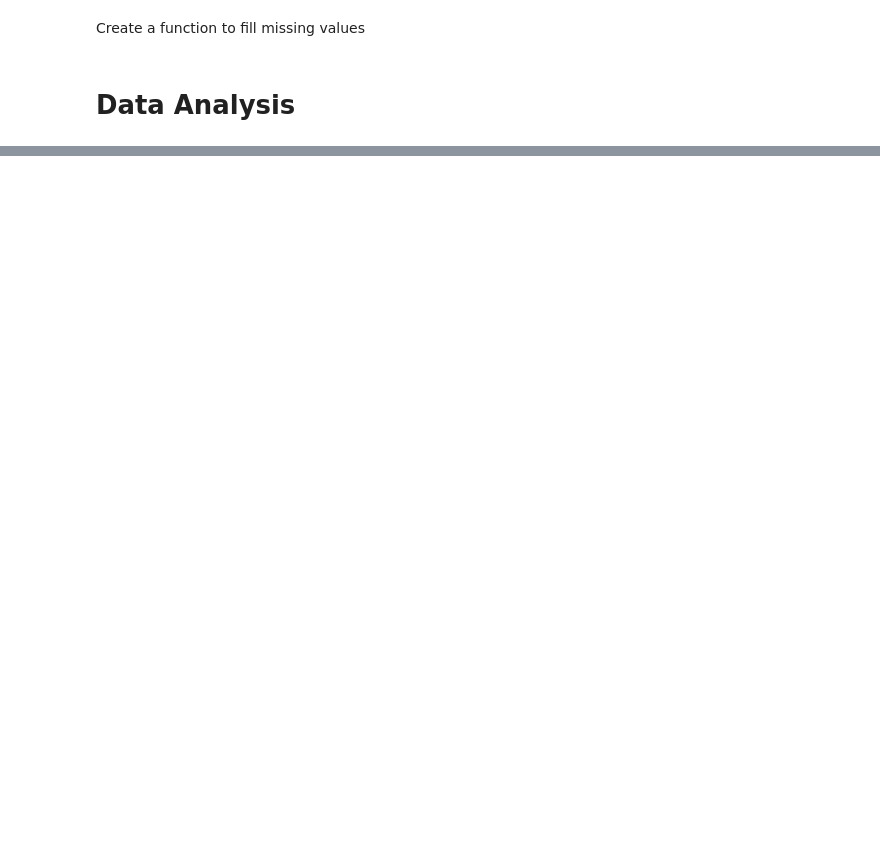
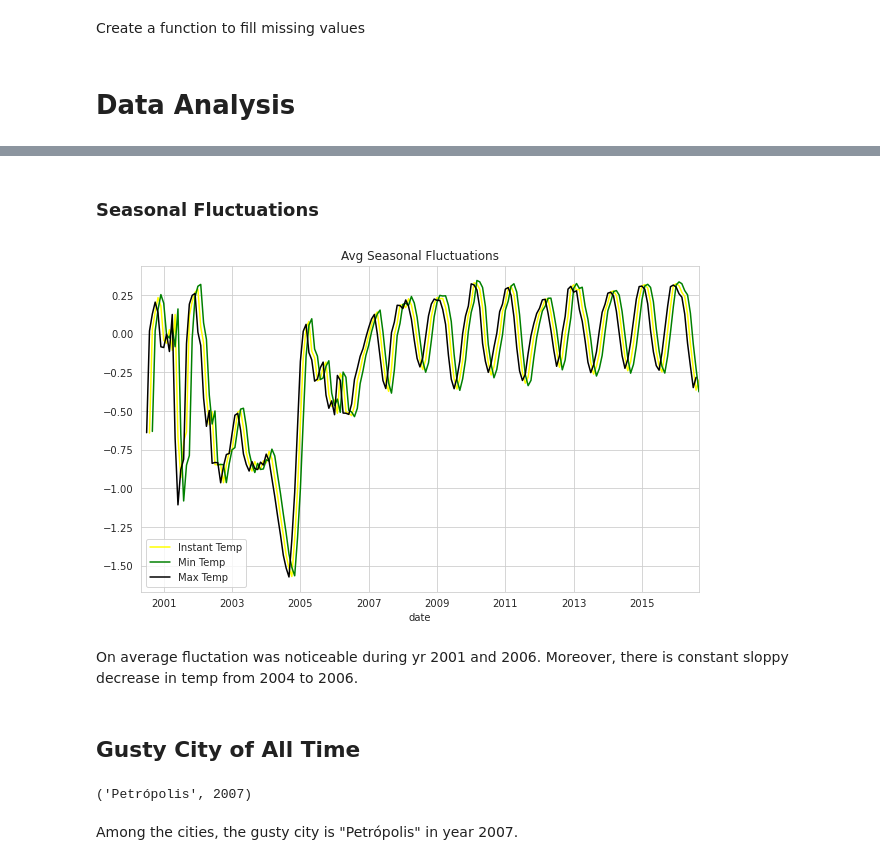
Before and after one commit to ducnguyen4993/Hourly-Weather-Surface---Brazil-Southeast-region-Data-Analysis, a Jupyter notebook: weather data analysis.ipynb, the cells around one changed output, grey strips where cells are left out. Saved outputs shown, nothing was run; the diff lists cells and outputs as text; code cells hidden in the pictures; blank space fills up the shorter version.

```diff
--- a/weather data analysis.ipynb
+++ b/weather data analysis.ipynb
@@ -310,0 +534,23 @@ sample_df['gust'] = sample_df[['temp','gust']].apply(fill_missing_gust,axis=1)
+# %%
+scaler = StandardScaler()
+# Take a copy of sample_df
+sample_df_norm = sample_df.copy()
+#Normalize numeric scales
+sample_df_norm.iloc[:,2:] = scaler.fit_transform(sample_df.iloc[:,2:].copy())
+# %% [markdown]
+### Seasonal Fluctuations
+# %%
+# Assuming 4 mnths seasons
+# Lets obsorve seasoal fluctuation
+plt.figure(figsize=(10,6))
+sample_df_norm.temp.resample('M').mean().rolling(4).mean().plot(label="Instant Temp",color='yellow')
+sample_df_norm.tmin.resample('M').mean().rolling(4).mean().shift(1).plot(label="Min Temp", color='green')
+sample_df_norm.tmax.resample('M').mean().rolling(4).mean().shift(-1).plot(label="Max Temp",color='black')
+plt.title("Avg Seasonal Fluctuations")
+plt.legend(loc=0);
+# %% [output]
+[figure, added]
+# %% [markdown]
+On average fluctation was noticeable during yr 2001 and 2006. Moreover, there is constant sloppy decrease in temp from 2004 to 2006.
+# %% [markdown]
+## Gusty City of All Time
@@ -310,0 +559,7 @@ sample_df['gust'] = sample_df[['temp','gust']].apply(fill_missing_gust,axis=1)
+# %%
+gusty_city= gust_yr_city.loc[gust_yr_city['gust']==gust_yr_city.gust.max()].index[0]
+gusty_city
+# %% [output]
+('Petrópolis', 2007)
+# %% [markdown]
+Among the cities, the gusty city is "Petrópolis" in year 2007.
```
Also changed, not shown: parts of 63 cells of this notebook.
